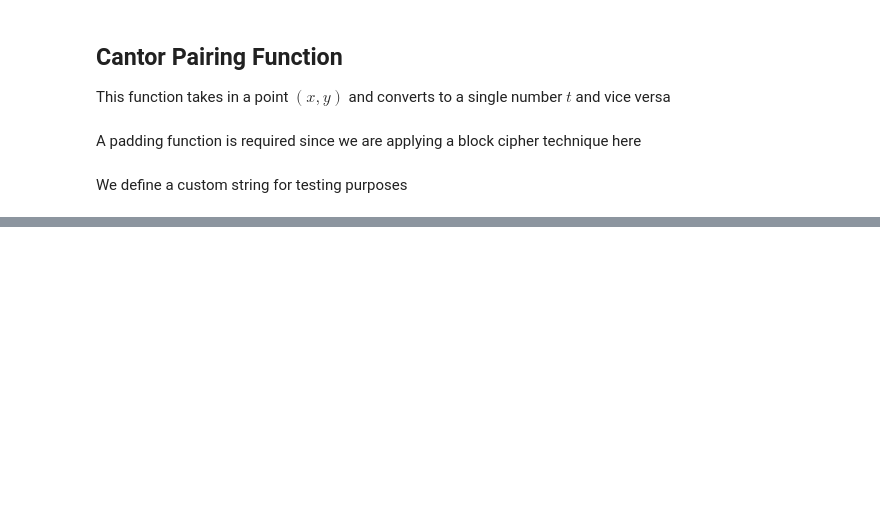
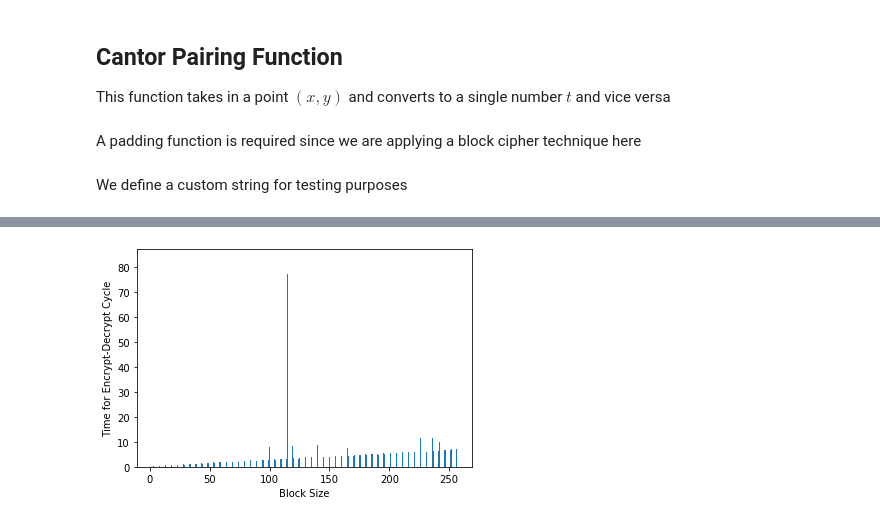
Before and after one commit to awnonbhowmik/MES, a Jupyter notebook: MES_benchmarks.ipynb, the cells around one changed output, grey strips where cells are left out. Drawn from its saved outputs; the diff is of its cells as text; code cells hidden in the pictures; blank space fills up the shorter version.

Commit message:
graphs added

```diff
--- a/MES_benchmarks.ipynb
+++ b/MES_benchmarks.ipynb
@@ -64,7 +64,7 @@ def encrypt_decrypt(plain_text,block_size):
         ascii_chunks.append(t)
 
     cantor_reduced_list = []
-    for chunk in at_lst.append(t2-t1)scii_chunks:
+    for chunk in ascii_chunks:
         cantor_reduced_list.append(reduced_ascii_chunks(chunk))
 
     temp = []
@@ -127,4 +127,12 @@ def encrypt_decrypt(plain_text,block_size):
 # %% [markdown]
 We define a custom string for testing purposes
 # %%
-plain_text = "Hello Fawlty Towers, how are you, its nice day"
+# plain_text = "Hello Fawlty Towers, how are you, its nice day"
+plain_text = 'abcdefghijklmnopqrstuvwxyz'*1000
+# %%
+t_lst = []
+for i in range(2, 257):
+    block_size = i
+    time_taken = encrypt_decrypt(plain_text, block_size)
+    t_lst.append(time_taken)
+    print('Block_size:'+str(i)+"  --------  Time:"+str(time_taken))
@@ -131,13 +157,12 @@ plain_text = "Hello Fawlty Towers, how are you, its nice day"
 # %%
-t_lst = []
-for i in range(2, 257):
-    block_size = i
-    t_lst.append(encrypt_decrypt(plain_text, block_size))
-
 x = np.arange(2,257)  # the label locations
 width = 0.25  # the width of the bars
 
 fig, ax = plt.subplots()
 # Set position of bar on X axis
 plt.bar(x, t_lst, width=width)
+plt.xlabel('Block Size')
+plt.ylabel('Time for Encrypt-Decrypt Cycle')
 plt.show()
+# %% [output]
+[figure, added]
```
Also changed, not shown: parts of 3 cells of this notebook.
